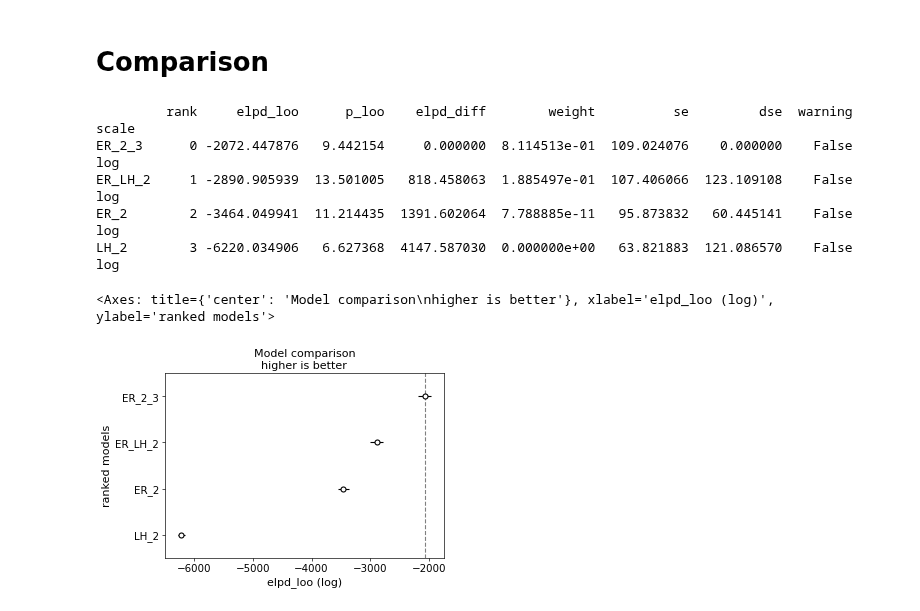
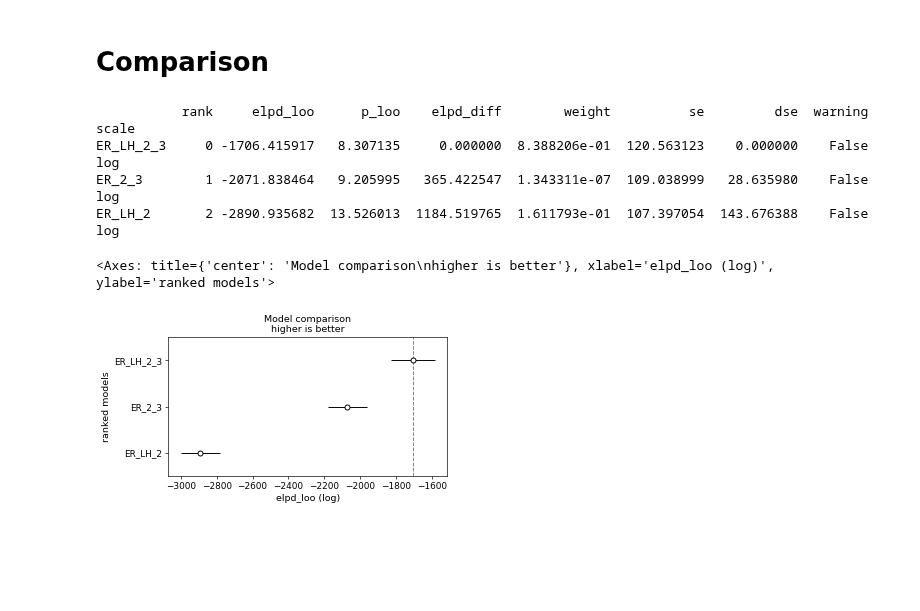
Before and after one commit to awasthivarun/MKM, a Jupyter notebook: CO_oxidation/Pt100_KOH_fitting.ipynb, the cells around one changed output. Drawn from its saved outputs; the diff is of its cells as text; code cells hidden in the pictures; blank space fills up the shorter version.

Commit message:
ER_LH_2_3: Model described

```diff
--- a/CO_oxidation/Pt100_KOH_fitting.ipynb
+++ b/CO_oxidation/Pt100_KOH_fitting.ipynb
@@ -478,9 +478,9 @@ def error_model(log_rate, mode = 'complex'):
 
         return sigma_alpha, sigma_delta_OH, sigma_delta_CO
 
-def fit_and_evaluate(model, draws=2000, tune=3000, chains=4, cores=2, target_accept=0.95):
+def fit_and_evaluate(model, draws=2000, tune=3000, chains=4, cores=2, init_mean=None, target_accept=0.95):
     compiled_model = nutpie.compile_pymc_model(model)
-    trace = nutpie.sample(compiled_model, draws=draws, tune=tune, chains=chains, cores=cores, target_accept=target_accept)
+    trace = nutpie.sample(compiled_model, draws=draws, tune=tune, chains=chains, cores=cores, init_mean=init_mean, target_accept=target_accept)
     pm.compute_log_likelihood(trace, progressbar=False, model=model)
     loo = get_combined_loo(trace)
     print(loo)
@@ -962,6 +875,17 @@ delta_CO: 0.579
 [figure]
 # %% [markdown]
 # ER 2 + LH 2 + 3 - Series and Parallel RDS
+# %%
+# Helper functions
+
+def quadratic_solve(a, b, c):
+    max_val = pt.maximum(pt.abs(a), pt.maximum(pt.abs(b), pt.abs(c)))
+    a_n = a / max_val; b_n = b / max_val; c_n = c / max_val
+    discriminant = pt.sqr(b_n) - 4 * a_n *c_n
+    sqrt_disc = pt.sqrt(discriminant)
+    root_pos = -2 * c_n / (b_n + sqrt_disc)
+    root_neg = (sqrt_disc - b_n) / (2 * a_n)
+    return pt.switch(pt.gt(b_n, 0), root_pos, root_neg)
 # %%
 # Eley-Rideal + Langmuir-Hinshelwood Hybrid Model - 2nd and 3rd steps are RDS
 with pm.Model() as ER_LH_2_3:
@@ -1014,23 +1011,22 @@ plot_model_fits(ppc_ER_LH_2_3); plot_coverages(trace_ER_LH_2_3)
 # %%
 
 comparison_dict = {
-    "ER_2": loo_ER_2,
-    "LH_2": loo_LH_2,
+    # "ER_2": loo_ER_2,
+    # "LH_2": loo_LH_2,
     # "ER_3": loo_ER_3,
     # "LH_3": loo_LH_3,
     "ER_2_3": loo_ER_2_3,
     "ER_LH_2": loo_ER_LH_2,
     "ER_LH_2_3": loo_ER_LH_2_3,
 
 }
 comp_df = az.compare(comparison_dict, ic="loo", method="stacking")
 print(comp_df)
 az.plot_compare(comp_df, insample_dev=False)
 # %% [output]
-         rank     elpd_loo      p_loo    elpd_diff        weight          se         dse  warning scale
-ER_2_3      0 -2072.447876   9.442154     0.000000  8.114513e-01  109.024076    0.000000    False   log
-ER_LH_2     1 -2890.905939  13.501005   818.458063  1.885497e-01  107.406066  123.109108    False   log
-ER_2        2 -3464.049941  11.214435  1391.602064  7.788885e-11   95.873832   60.445141    False   log
-LH_2        3 -6220.034906   6.627368  4147.587030  0.000000e+00   63.821883  121.086570    False   log
+           rank     elpd_loo      p_loo    elpd_diff        weight          se         dse  warning scale
+ER_LH_2_3     0 -1706.415917   8.307135     0.000000  8.388206e-01  120.563123    0.000000    False   log
+ER_2_3        1 -2071.838464   9.205995   365.422547  1.343311e-07  109.038999   28.635980    False   log
+ER_LH_2       2 -2890.935682  13.526013  1184.519765  1.611793e-01  107.397054  143.676388    False   log
 <Axes: title={'center': 'Model comparison\nhigher is better'}, xlabel='elpd_loo (log)', ylabel='ranked models'>
-[figure, old version]
+[figure, new version]
```
Also changed, not shown: parts of 15 cells of this notebook.
